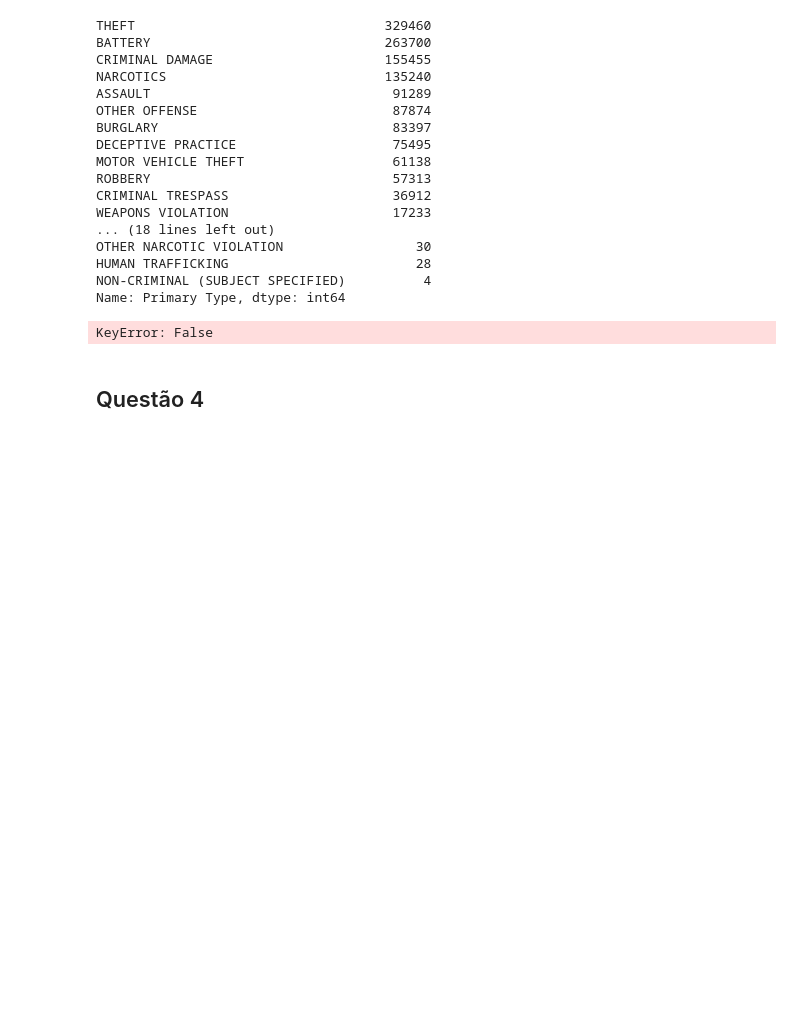
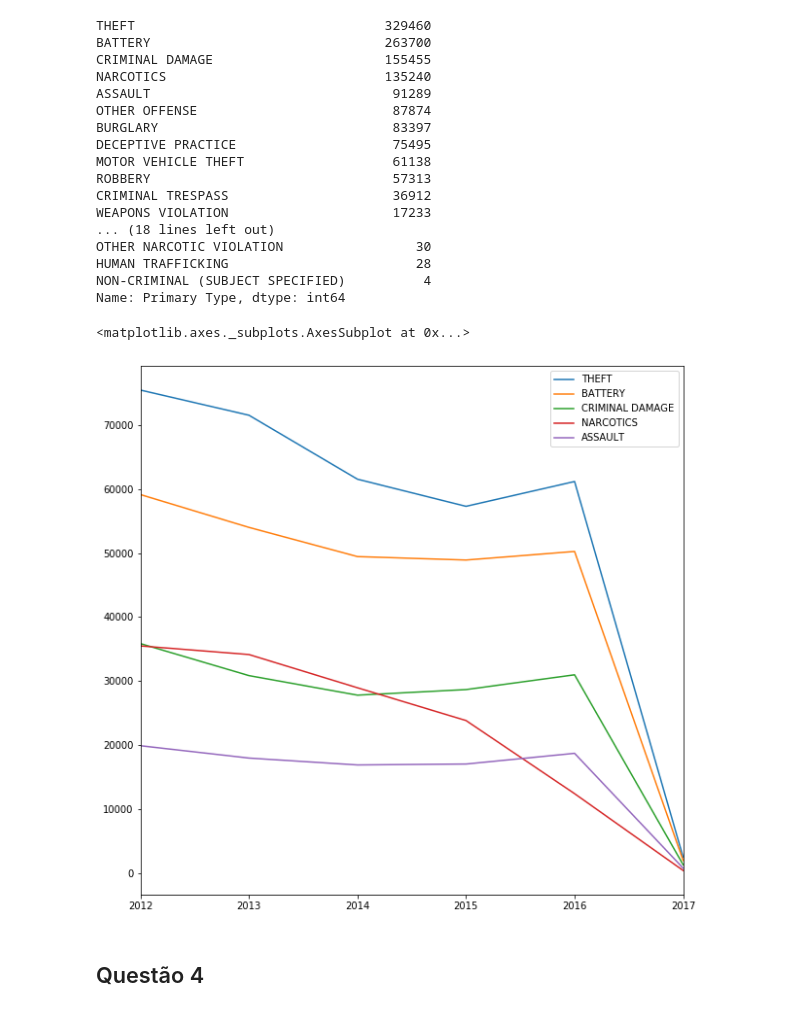
Before and after one commit to yurickyh/MAC0459, a Jupyter notebook: Chicago_Crime_Team_EP/DataScienceEP2.ipynb, the cells around one changed output. Saved outputs shown, nothing was run; the diff lists cells and outputs as text; code cells hidden in the pictures; blank space fills up the shorter version.

```diff
--- a/Chicago_Crime_Team_EP/DataScienceEP2.ipynb
+++ b/Chicago_Crime_Team_EP/DataScienceEP2.ipynb
@@ -475,11 +650,22 @@ OTHER NARCOTIC VIOLATION                 30
 HUMAN TRAFFICKING                        28
 NON-CRIMINAL (SUBJECT SPECIFIED)          4
 Name: Primary Type, dtype: int64
-# %%
-theft_crimes = crimes["Primary Type" == "THEFT"].groupby('Year')['Primary Type']
-theft_crimes
-# %% [output]
-KeyError: False
+# %%
+theft_crimes = crimes[crimes["Primary Type"] == "THEFT"].groupby('Year')['Primary Type'].value_counts()
+battery_crimes = crimes[crimes["Primary Type"] == "BATTERY"].groupby('Year')['Primary Type'].value_counts()
+criminal_damage_crimes = crimes[crimes["Primary Type"] == "CRIMINAL DAMAGE"].groupby('Year')['Primary Type'].value_counts()
+narcotics_crimes = crimes[crimes["Primary Type"] == "NARCOTICS"].groupby('Year')['Primary Type'].value_counts()
+assault_crimes = crimes[crimes["Primary Type"] == "ASSAULT"].groupby('Year')['Primary Type'].value_counts()
+# %%
+crime_types_df = pd.DataFrame({'THEFT': theft_crimes.values,
+  'BATTERY': battery_crimes.values,
+  'CRIMINAL DAMAGE': criminal_damage_crimes.values,
+  'NARCOTICS': narcotics_crimes.values,
+  'ASSAULT': assault_crimes.values}, index=[i for i in range(2012, 2018)])
+crime_types_df.plot.line(figsize=(10,10))
+# %% [output]
+<matplotlib.axes._subplots.AxesSubplot at 0x...>
+[figure, added]
 # %% [markdown]
 ## Questão 4
 # %% [markdown]
```
Also changed, not shown: parts of 16 cells of this notebook.
